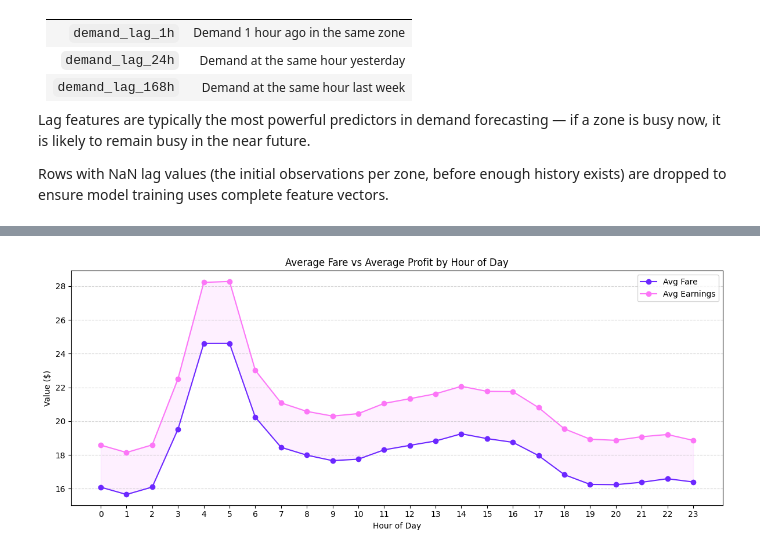
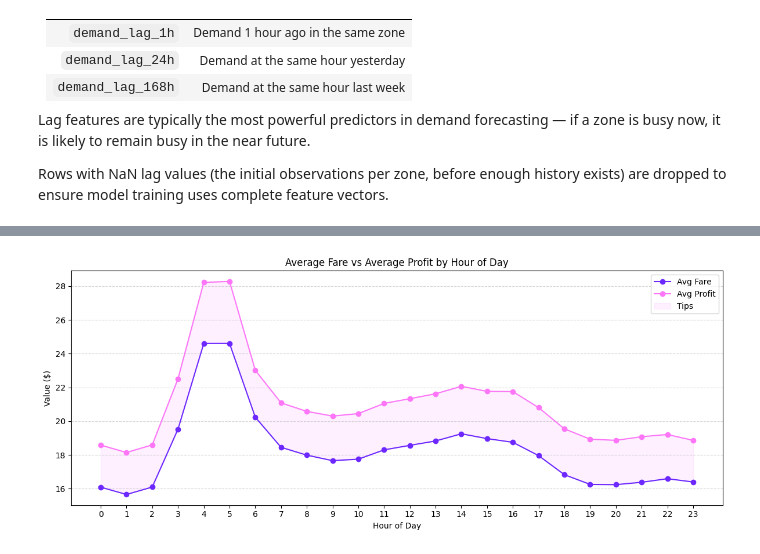
Before and after one commit to emma123456789102/Machine-Learning-Taxi-, a Jupyter notebook: models/expected_revenue/EDA_lucy.ipynb, the cells around one changed output, grey strips where cells are left out. Saved outputs shown, nothing was run; the diff lists cells and outputs as text; code cells hidden in the pictures.

```diff
--- a/models/expected_revenue/EDA_lucy.ipynb
+++ b/models/expected_revenue/EDA_lucy.ipynb
@@ -126,11 +129,6 @@ df = df[df["tpep_pickup_datetime"] < df["tpep_dropoff_datetime"]]
 # Step 5: Remove rows with missing pickup timestamps
 df = df.dropna(subset=["tpep_pickup_datetime"])
 
-# Step 6: Remove trips with huge fare or tip amounts
-df = df[df["total_amount"] < 1000]
-df = df[df["fare_amount"] < 500]
-df = df[df["tip_amount"] < 500]
-
 # Confirm cleaning results
 print("Shape after cleaning:", df.shape)
 print("\nRemaining null values per column:")
@@ -177,0 +181,5 @@ Tip < 0: 0
+# %%
+# Step 6: Remove negative fare_amounts, tip_amounts, and total_amounts
+df = df[df["fare_amount"] > 0]
+df = df[df["total_amount"] > 0]
+df = df[df["tip_amount"] >= 0]  # (allow 0 tips = no tip)
@@ -339,31 +362,32 @@ Feature preview (first 3 rows):
 # %%
 pretty_palette = ['#6c28ff','#fc76f7', "#fab4ff"]
 
 hourly_avg_fare = hourly.groupby("hour")["avg_fare"].mean().reset_index()
 hourly_avg_profit = hourly.groupby("hour")["avg_profit"].mean().reset_index()
 
 plt.figure(figsize=(12,5))
 
 plt.plot(hourly_avg_fare["hour"], hourly_avg_fare["avg_fare"], marker="o", label="Avg Fare", color="#6c28ff")
-plt.plot(hourly_avg_profit["hour"], hourly_avg_profit["avg_profit"], marker="o", label="Avg Earnings", color="#fc76f7")
+plt.plot(hourly_avg_profit["hour"], hourly_avg_profit["avg_profit"], marker="o", label="Avg Profit", color="#fc76f7")
 
 # Shade between two lines
 plt.fill_between(
     hourly_avg_fare["hour"],
     hourly_avg_fare["avg_fare"],
     hourly_avg_profit["avg_profit"],
     color=pretty_palette[2],
-    alpha=0.2
+    alpha=0.2,
+    label="Tips"
 )
 
 plt.title("Average Fare vs Average Profit by Hour of Day")
 plt.xlabel("Hour of Day")
 plt.ylabel("Value ($)")
 plt.xticks(range(0,24))
 plt.legend()
 plt.grid(axis="y", linestyle="--", alpha=0.5)
 plt.tight_layout()
 
 plt.show()
 # %% [output]
-[figure, old version]
+[figure, new version]
```
Also changed, not shown: parts of 11 cells of this notebook.
